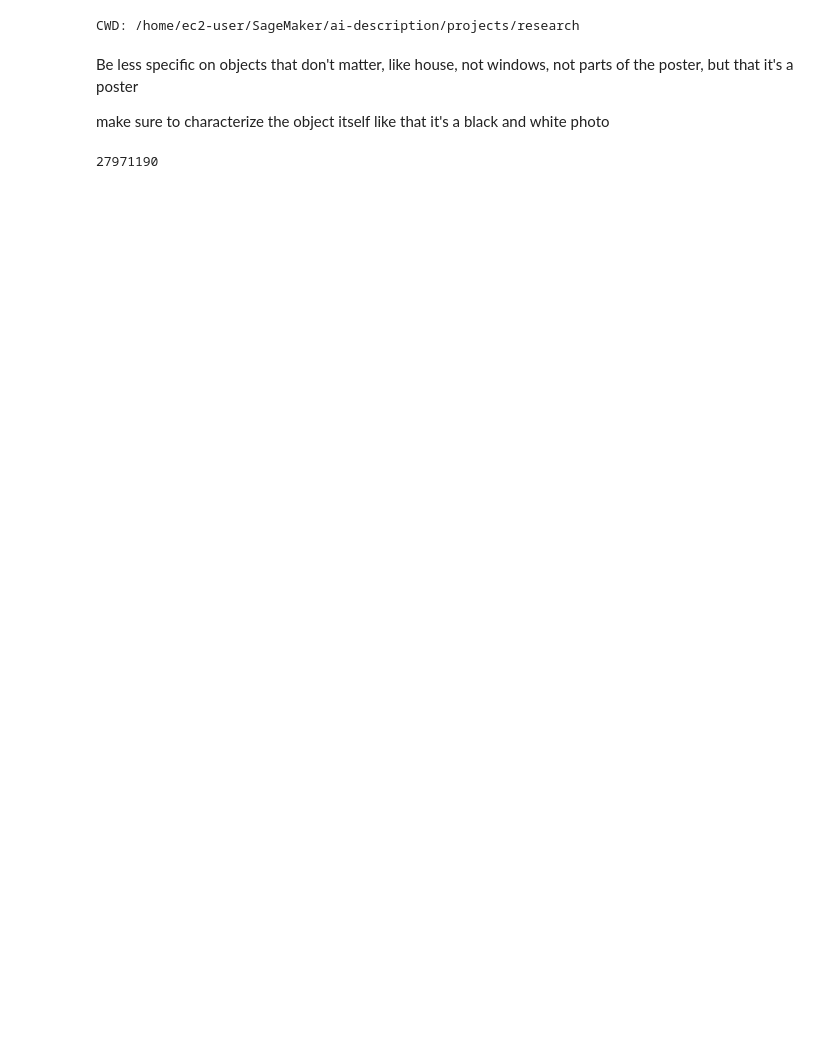
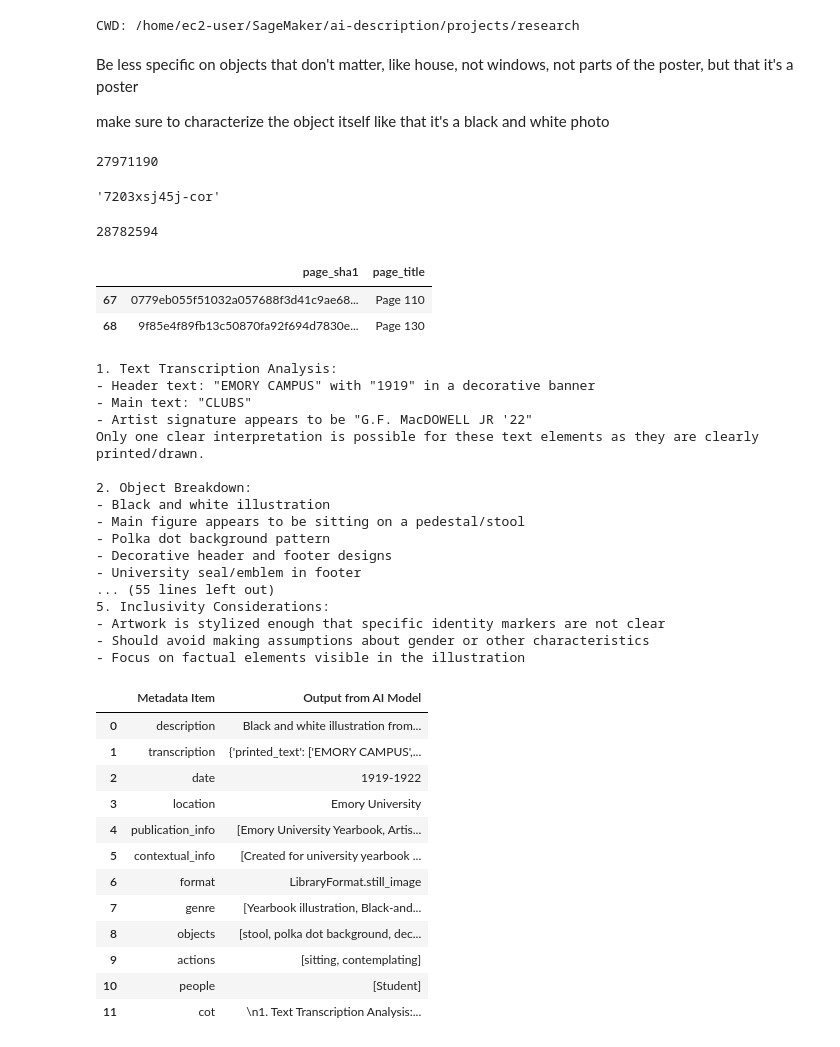
Before and after one commit to emory-libraries/ai-description, a Jupyter notebook: projects/research/metadata_generation.ipynb, the cells around one changed output. Saved outputs shown, nothing was run; the diff lists cells and outputs as text; code cells hidden in the pictures; blank space fills up the shorter version.

```diff
--- a/projects/research/metadata_generation.ipynb
+++ b/projects/research/metadata_generation.ipynb
@@ -173 +207,50 @@ len(front_bytes)
+# %%
+gt_row['work_id']
+# %% [output]
+'7203xsj45j-cor'
+# %%
+len(img_bytes_list[1][0])
+# %% [output]
+28782594
+# %%
+reload(p)
+reload(gsm)
+reload(gen_utils)
+results = gen_metadata_for_wid('5805x69pr3-cor', 'Page 110')
+print(results.cot)
+print_output(results.model_dump())
+# %% [output]
+|  | page_sha1 | page_title |
+| 67 | 0779eb055f51032a057688f3d41c9ae68... | Page 110 |
+| 68 | 9f85e4f89fb13c50870fa92f694d7830e... | Page 130 |
+1. Text Transcription Analysis:
+- Header text: "EMORY CAMPUS" with "1919" in a decorative banner
+- Main text: "CLUBS"
+- Artist signature appears to be "G.F. MacDOWELL JR '22"
+Only one clear interpretation is possible for these text elements as they are clearly printed/drawn.
+
+2. Object Breakdown:
+- Black and white illustration
+- Main figure appears to be sitting on a pedestal/stool
+- Polka dot background pattern
+- Decorative header and footer designs
+- University seal/emblem in footer
+... (55 lines left out)
+5. Inclusivity Considerations:
+- Artwork is stylized enough that specific identity markers are not clear
+- Should avoid making assumptions about gender or other characteristics
+- Focus on factual elements visible in the illustration
+|  | Metadata Item | Output from AI Model |
+| 0 | description | Black and white illustration from... |
+| 1 | transcription | {'printed_text': ['EMORY CAMPUS',... |
+| 2 | date | 1919-1922 |
+| 3 | location | Emory University |
+| 4 | publication_info | [Emory University Yearbook, Artis... |
+| 5 | contextual_info | [Created for university yearbook ... |
+| 6 | format | LibraryFormat.still_image |
+| 7 | genre | [Yearbook illustration, Black-and... |
+| 8 | objects | [stool, polka dot background, dec... |
+| 9 | actions | [sitting, contemplating] |
+| 10 | people | [Student] |
+| 11 | cot | \n1. Text Transcription Analysis:... |
 # %%
```
Also changed, not shown: parts of 27 cells of this notebook, 10 other files.
